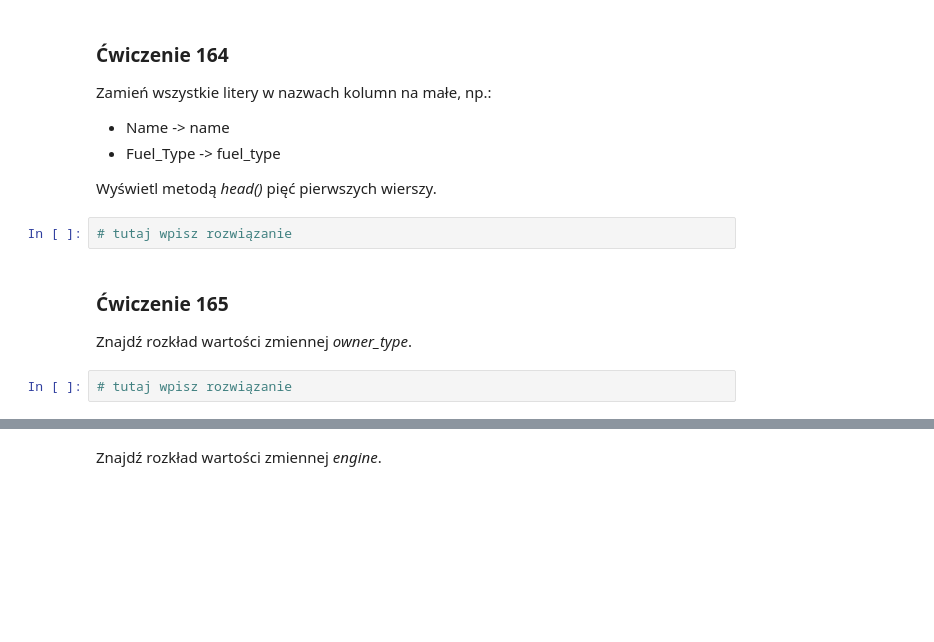
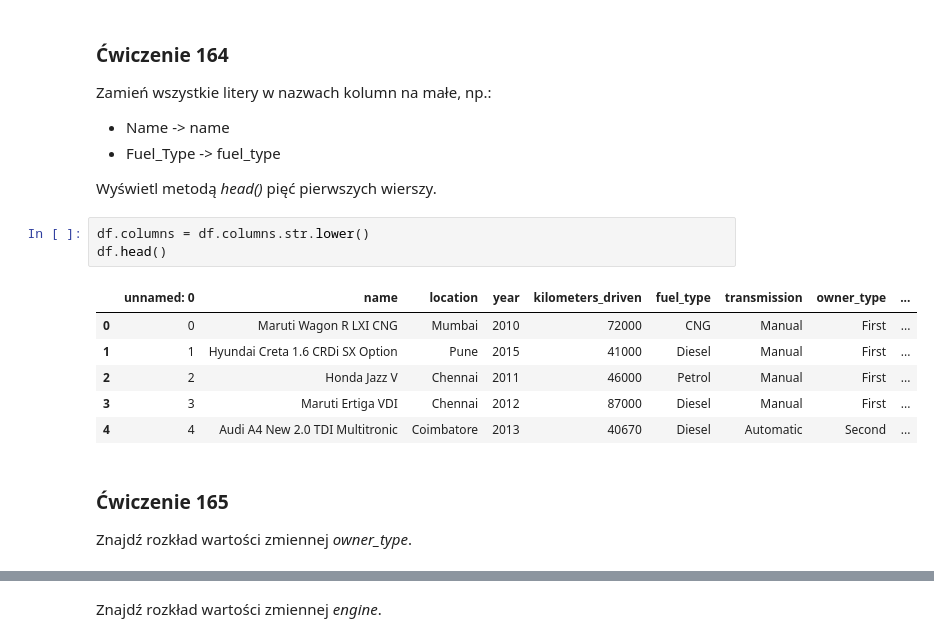
Before and after one commit to Krzesimir13/Data-Science, a Jupyter notebook: 161_170_exercises.ipynb, the cells around one changed output, grey strips where cells are left out. Cells and saved outputs as stored; diff of their text form; blank space fills up the shorter version.

```diff
--- a/161_170_exercises.ipynb
+++ b/161_170_exercises.ipynb
@@ -68,10 +148,16 @@ Zamień wszystkie litery w nazwach kolumn na małe, np.:
 * Fuel_Type -> fuel_type
 
 Wyświetl metodą _head()_ pięć pierwszych wierszy.
-# %%
-# tutaj wpisz rozwiązanie
+# %%
+df.columns = df.columns.str.lower()
+df.head()
+# %% [output]
+|  | unnamed: 0 | name | location | year | kilometers_driven | fuel_type | transmission | owner_type | ... |
+| 0 | 0 | Maruti Wagon R LXI CNG | Mumbai | 2010 | 72000 | CNG | Manual | First | ... |
+| 1 | 1 | Hyundai Creta 1.6 CRDi SX Option | Pune | 2015 | 41000 | Diesel | Manual | First | ... |
+| 2 | 2 | Honda Jazz V | Chennai | 2011 | 46000 | Petrol | Manual | First | ... |
+| 3 | 3 | Maruti Ertiga VDI | Chennai | 2012 | 87000 | Diesel | Manual | First | ... |
+| 4 | 4 | Audi A4 New 2.0 TDI Multitronic | Coimbatore | 2013 | 40670 | Diesel | Automatic | Second | ... |
 # %% [markdown]
 ### <a name='5'></a> Ćwiczenie 165
 Znajdź rozkład wartości zmiennej _owner_type_.
-# %%
-# tutaj wpisz rozwiązanie
```
Also changed, not shown: parts of 37 cells of this notebook.
